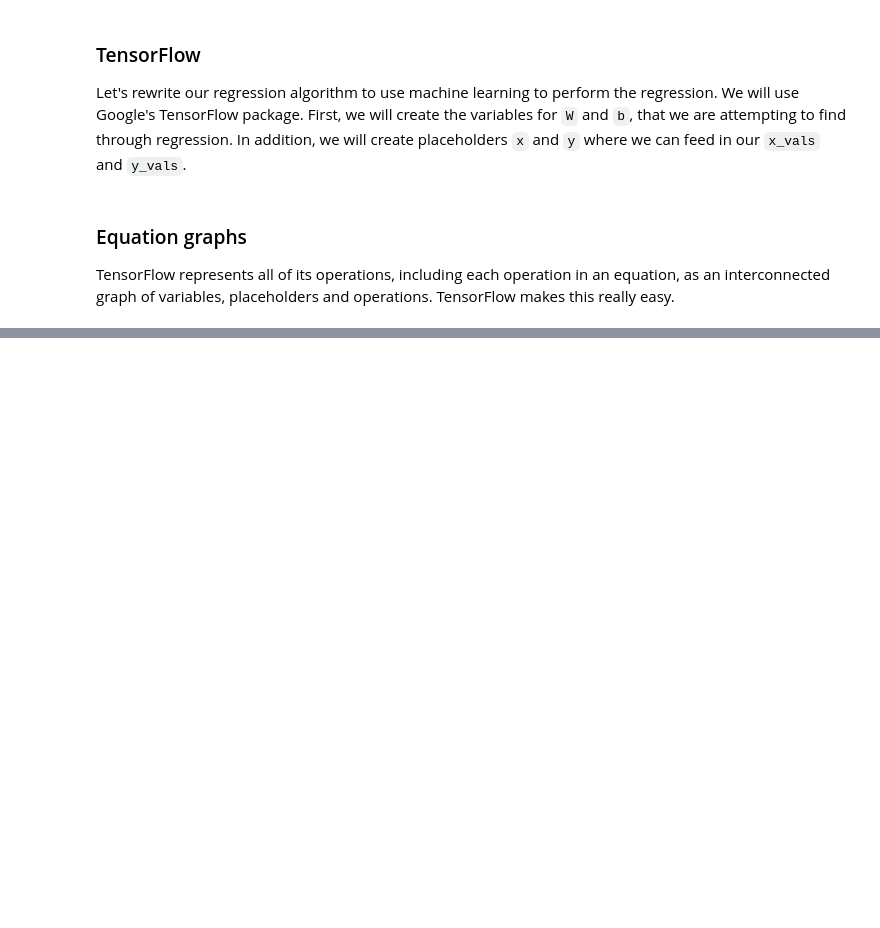
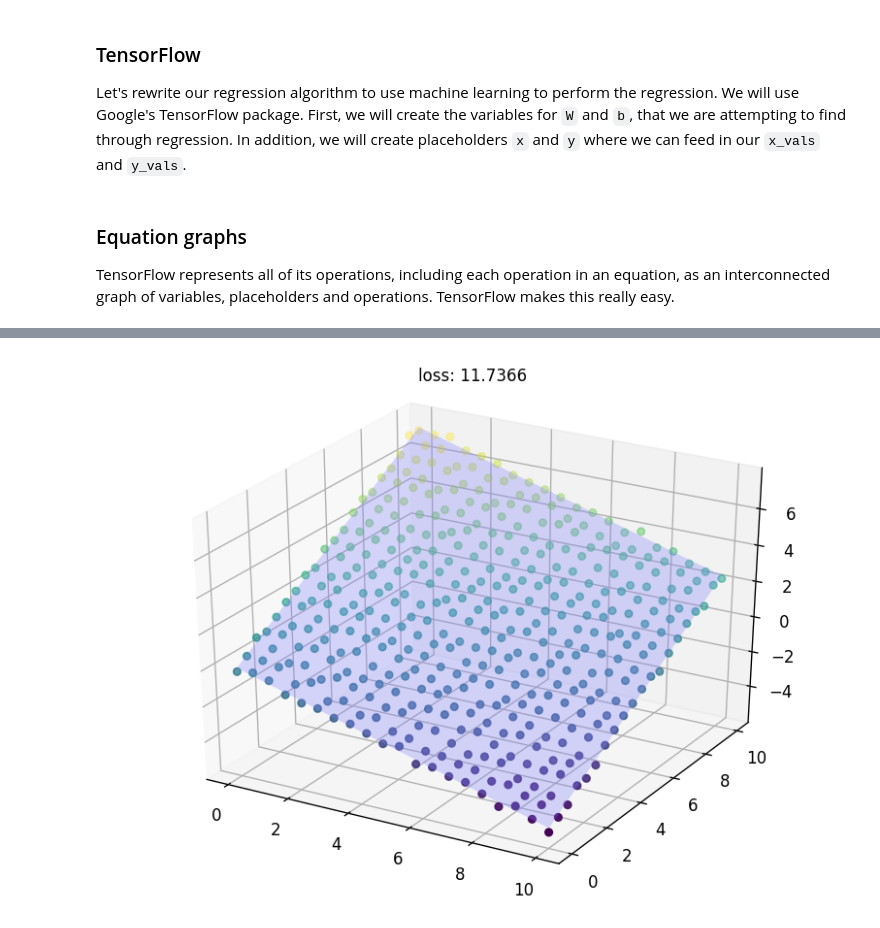
Before and after one commit to jchuahtacc/MachineLearningRegression, a Jupyter notebook: Comparing Regression Algorithms - Part 3, Optimization.ipynb, the cells around one changed output, grey strips where cells are left out. Drawn from its saved outputs; the diff is of its cells as text; code cells hidden in the pictures; blank space fills up the shorter version.

```diff
--- a/Comparing Regression Algorithms - Part 3, Optimization.ipynb
+++ b/Comparing Regression Algorithms - Part 3, Optimization.ipynb
@@ -175,0 +266,33 @@ axes.plot(plot_x, plot_y)
+# %%
+# Now graph it
+%matplotlib inline
+import matplotlib.pyplot as plt
+from mpl_toolkits.mplot3d.art3d import Poly3DCollection
+
+from mpl_toolkits.mplot3d import Axes3D
+fig=plt.figure(num=None, figsize=(8, 6),dpi=120)
+fig.canvas.draw()
+axes = fig.add_subplot(111, projection='3d')
+axes.scatter(xs=x_vals, ys=y_vals, zs=z_vals, c=z_vals, cmap=plt.cm.viridis)
+
+def generate_verts(frame):
+    corners = [ (x_coord, y_coord, (a_vals[frame] * x_coord + b_vals[frame] * y_coord) / -c_vals[steps - 1]) for x_coord, y_coord in [(0, 0), (0, 10), (10, 10), (10, 0)] ]
+    xs, ys, zs = zip(*corners)
+    return [zip(xs, ys, zs)]
+
+poly = Poly3DCollection(generate_verts(0), alpha=0.3)
+poly.set_facecolor([0.5, 0.5, 1])
+axes.add_collection3d(poly)
+
+loss_text = axes.text(0, 10, 10, "loss: ")
+
+def animate(frame):
+    poly.set_verts(generate_verts(frame))
+    loss_text.set_text("loss: " + str(losses[frame]))
+    return poly, loss_text
+
+anim = animation.FuncAnimation(fig, animate, frames=range(0, steps, 200), interval=100, blit=True)
+
+# Run the animation, display it in this notebook
+HTML(anim.to_html5_video())
+# %% [output]
@@ -176 +300,2 @@ axes.plot(plot_x, plot_y)
+[figure, added]
 # %% [markdown]
```
Also changed, not shown: parts of 14 cells of this notebook, 5 other files.
